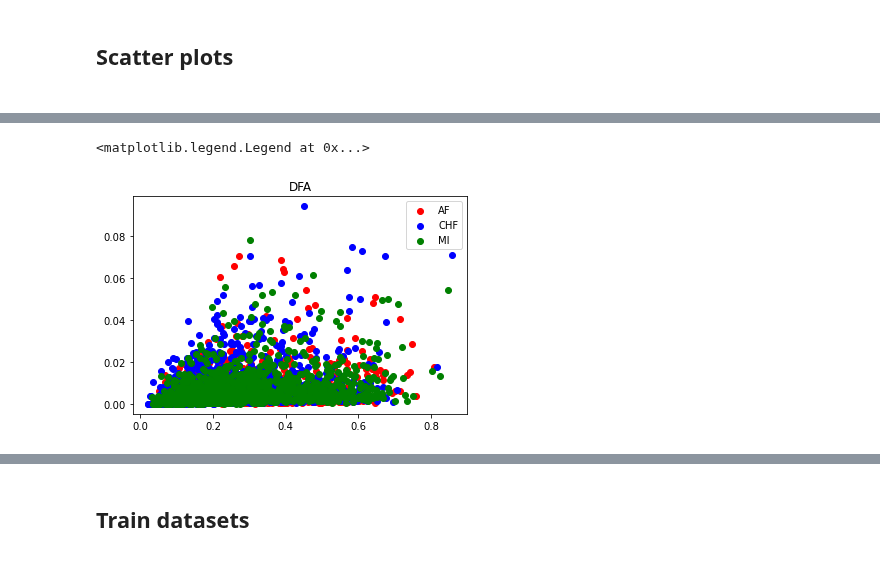
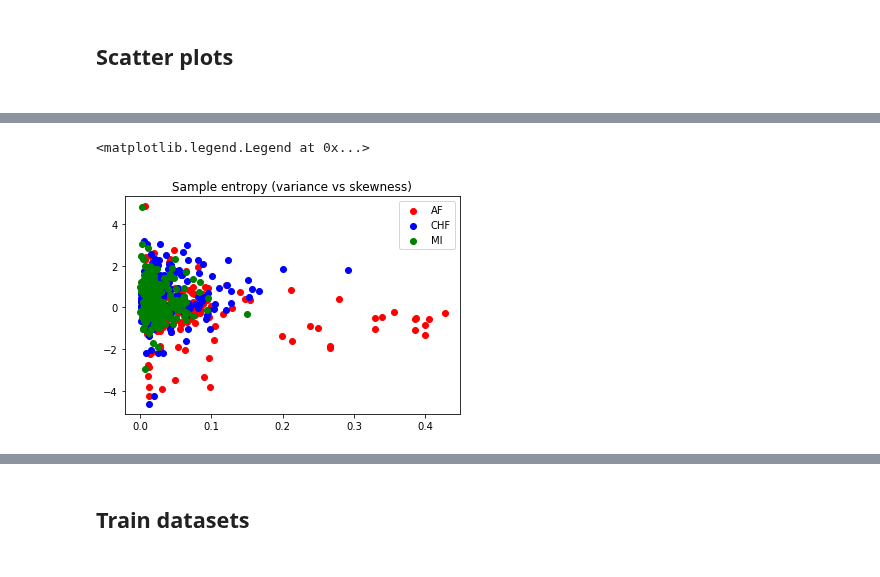
Before and after one commit to AlanPalomino/TTB_2020_2_13, a Jupyter notebook: Classification.ipynb, the cells around one changed output, grey strips where cells are left out. Drawn from its saved outputs; the diff is of its cells as text; code cells hidden in the pictures.

Commit message:
Images

```diff
--- a/Classification.ipynb
+++ b/Classification.ipynb
@@ -9,8 +9,7 @@ import matplotlib.pyplot as plt
 # %% [markdown]
 <h2>Import data set<h2>
 # %%
-data=pd.read_csv("complete_data.csv")
-pd.set_option('display.max_colwidth', -1)
+data=pd.read_csv("Test/Test_250ws.csv")
 data
 # 0 - Fibrilacion Atrial
 # 1 - Congestión cardíaca
@@ -34,7 +33,8 @@ data
 # %%
-#Clean dataset
-pathology = data[["condition","ae_mean","ae_variance","ae_skewness","ae_spectral_entropy","se_mean","se_variance","se_skewness","se_spectral_entropy","hfd_mean","hfd_variance","hfd_skewness","hfd_spectral_entropy","dfa_mean","dfa_variance","dfa_skewness","dfa_spectral_entropy","psd_mean","psd_variance","psd_skewness","psd_spectral_entropy"]]
+#Extract metrics
+data = data[["cond_id","hst_mean","hst_variance","ae_mean","ae_variance","ae_skewness","ae_spectral_entropy","se_mean","se_variance","se_skewness","se_spectral_entropy","hfd_mean","hfd_variance","hfd_skewness","hfd_spectral_entropy","dfa_mean","dfa_variance","dfa_skewness","dfa_spectral_entropy","psd_mean","psd_variance","psd_skewness","psd_spectral_entropy"]]
 
-pathology = pathology.dropna()
-pathology
+data = data.dropna()
+#data = data[ data["hurst"] >= 0.1]
+data
 # %% [output]
@@ -55,19 +55,23 @@ pathology
 <h2>Define train set and targets<h2>
 # %%
 #Group by pathology
-a_f=pathology[pathology["condition"] ==0]
-c_c=pathology[pathology["condition"] ==1]
-m_i=pathology[pathology["condition"] ==2]
+a_f=data[data["cond_id"] ==0]
+c_c=data[data["cond_id"] ==1]
+m_i=data[data["cond_id"] ==2]
 
 #Extract important metrics
-atrial_f = a_f[["ae_mean","ae_variance","ae_skewness","ae_spectral_entropy","se_mean","se_variance","se_skewness","se_spectral_entropy","hfd_mean","hfd_variance","hfd_skewness","hfd_spectral_entropy","dfa_mean","dfa_variance","dfa_skewness","dfa_spectral_entropy","psd_mean","psd_variance","psd_skewness","psd_spectral_entropy"]]
-congestive_h = c_c[["ae_mean","ae_variance","ae_skewness","ae_spectral_entropy","se_mean","se_variance","se_skewness","se_spectral_entropy","hfd_mean","hfd_variance","hfd_skewness","hfd_spectral_entropy","dfa_mean","dfa_variance","dfa_skewness","dfa_spectral_entropy","psd_mean","psd_variance","psd_skewness","psd_spectral_entropy"]]
-myocardial_i = m_i[["ae_mean","ae_variance","ae_skewness","ae_spectral_entropy","se_mean","se_variance","se_skewness","se_spectral_entropy","hfd_mean","hfd_variance","hfd_skewness","hfd_spectral_entropy","dfa_mean","dfa_variance","dfa_skewness","dfa_spectral_entropy","psd_mean","psd_variance","psd_skewness","psd_spectral_entropy"]]
+atrial_f = a_f[["ae_mean","hst_mean","hst_variance","ae_variance","ae_skewness","ae_spectral_entropy","se_mean","se_variance","se_skewness","se_spectral_entropy","hfd_mean","hfd_variance","hfd_skewness","hfd_spectral_entropy","dfa_mean","dfa_variance","dfa_skewness","dfa_spectral_entropy","psd_mean","psd_variance","psd_skewness","psd_spectral_entropy"]]
+congestive_h = c_c[["ae_mean","hst_mean","hst_variance","ae_variance","ae_skewness","ae_spectral_entropy","se_mean","se_variance","se_skewness","se_spectral_entropy","hfd_mean","hfd_variance","hfd_skewness","hfd_spectral_entropy","dfa_mean","dfa_variance","dfa_skewness","dfa_spectral_entropy","psd_mean","psd_variance","psd_skewness","psd_spectral_entropy"]]
+myocardial_i = m_i[["ae_mean","hst_mean","hst_variance","ae_variance","ae_skewness","ae_spectral_entropy","se_mean","se_variance","se_skewness","se_spectral_entropy","hfd_mean","hfd_variance","hfd_skewness","hfd_spectral_entropy","dfa_mean","dfa_variance","dfa_skewness","dfa_spectral_entropy","psd_mean","psd_variance","psd_skewness","psd_spectral_entropy"]]
 
 #Create target array for training
-targets=a_f['condition'].tolist()+m_i['condition'].tolist()+c_c['condition'].tolist()
+targets=a_f['cond_id'].tolist()+m_i['cond_id'].tolist()+c_c['cond_id'].tolist()
 
 #Create input array for training
 X=pd.concat([atrial_f,myocardial_i,congestive_h],ignore_index=True)
 X
+print(len(a_f))
+print(len(c_c))
+print(len(m_i))
+print(len(a_f)+len(c_c)+len(m_i))
 # %% [output]
@@ -259,11 +296,11 @@ plt.legend((a,b,c),("AF","CHF","MI"))
 # %%
-a=plt.scatter(atrial_f["dfa_m"],atrial_f["dfa_v"],color='red')
-b=plt.scatter(congestive_h["dfa_m"],congestive_h["dfa_v"],color='blue')
-c=plt.scatter(myocardial_i["dfa_m"],myocardial_i["dfa_v"],color='green')
+a=plt.scatter(atrial_f["se_variance"],atrial_f["se_skewness"],color='red')
+b=plt.scatter(congestive_h["se_variance"],congestive_h["se_skewness"],color='blue')
+c=plt.scatter(myocardial_i["se_variance"],myocardial_i["se_skewness"],color='green')
 
-plt.title("DFA")
+plt.title("Sample entropy (variance vs skewness)")
 plt.axis
 plt.legend((a,b,c),("AF","CHF","MI"))
 # %% [output]
 <matplotlib.legend.Legend at 0x...>
-[figure, old version]
+[figure, new version]
```
Also changed, not shown: parts of 28 cells of this notebook.
